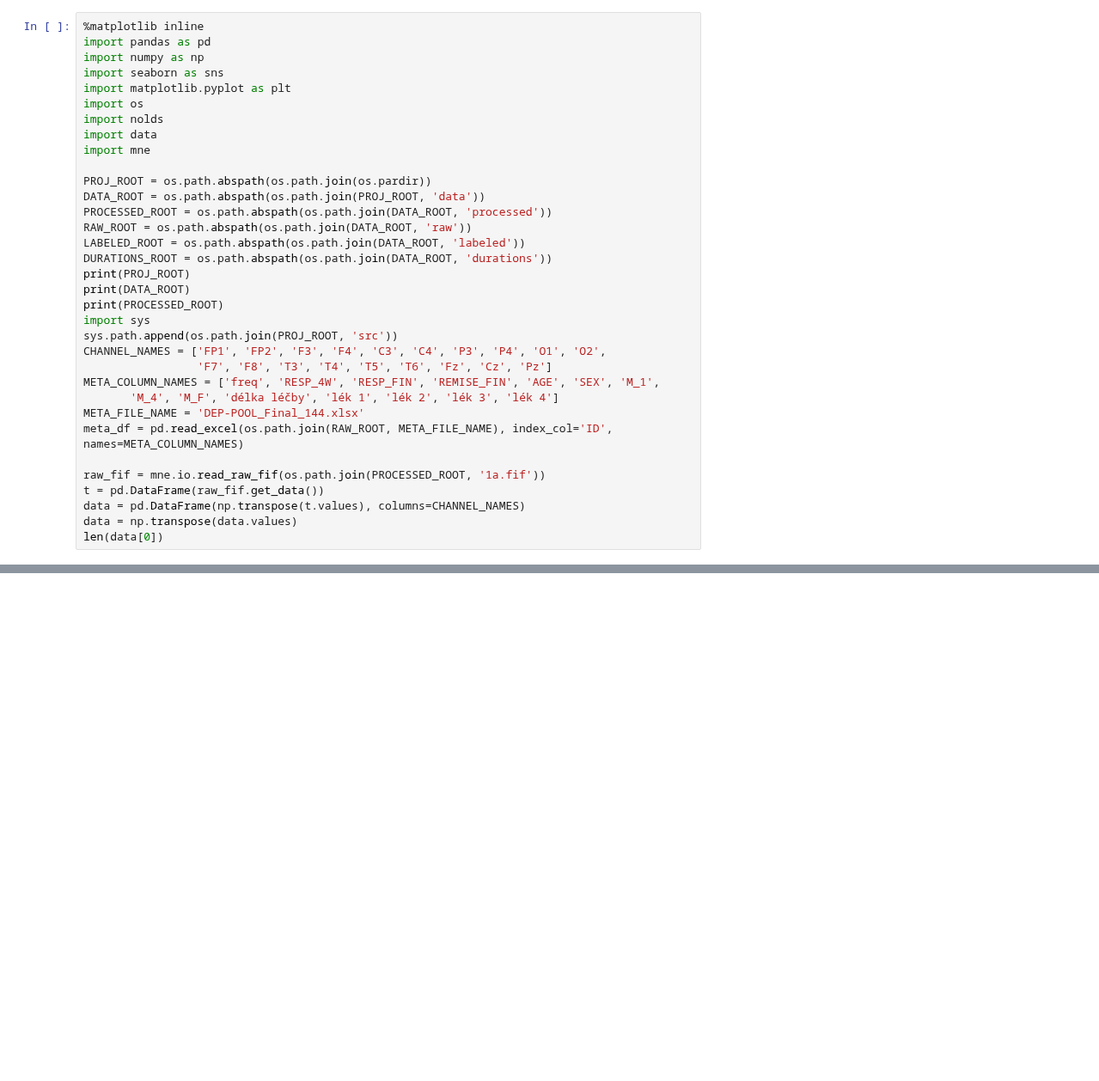
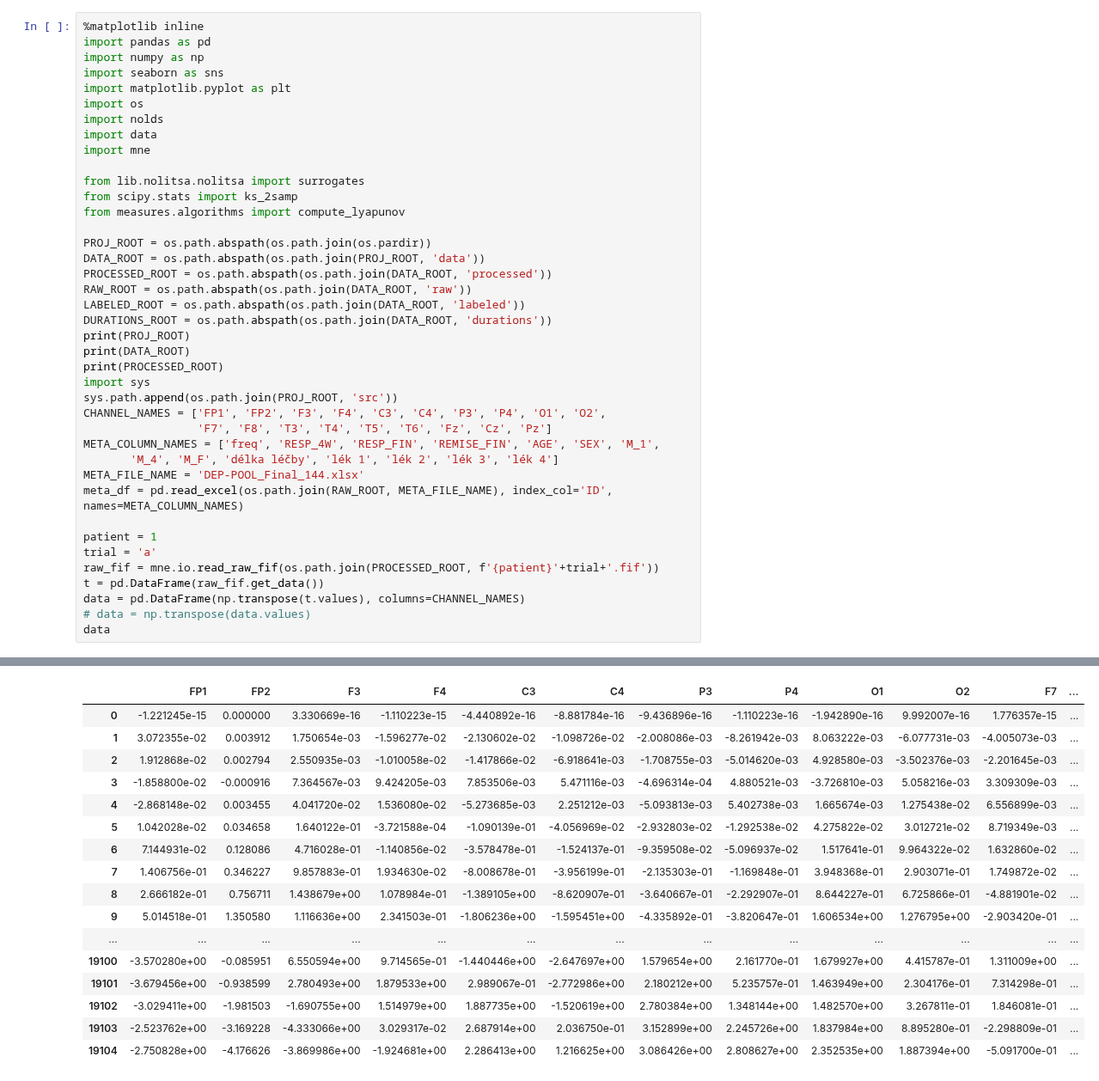
Before and after one commit to mirgee/thesis_project, a Jupyter notebook: notebooks/08-surrogate.ipynb, the cells around one changed output, grey strips where cells are left out. Shown at 86% size. Saved outputs shown, nothing was run; the diff lists cells and outputs as text; blank space fills up the shorter version.

```diff
--- a/notebooks/08-surrogate.ipynb
+++ b/notebooks/08-surrogate.ipynb
@@ -31,6 +31,10 @@ import os
 import nolds
 import data
 import mne
+
+from lib.nolitsa.nolitsa import surrogates
+from scipy.stats import ks_2samp
+from measures.algorithms import compute_lyapunov
 
 PROJ_ROOT = os.path.abspath(os.path.join(os.pardir))
 DATA_ROOT = os.path.abspath(os.path.join(PROJ_ROOT, 'data'))
@@ -50,11 +54,13 @@ META_COLUMN_NAMES = ['freq', 'RESP_4W', 'RESP_FIN', 'REMISE_FIN', 'AGE', 'SEX',
 META_FILE_NAME = 'DEP-POOL_Final_144.xlsx'
 meta_df = pd.read_excel(os.path.join(RAW_ROOT, META_FILE_NAME), index_col='ID', names=META_COLUMN_NAMES)
 
-raw_fif = mne.io.read_raw_fif(os.path.join(PROCESSED_ROOT, '1a.fif'))
+patient = 1
+trial = 'a'
+raw_fif = mne.io.read_raw_fif(os.path.join(PROCESSED_ROOT, f'{patient}'+trial+'.fif'))
 t = pd.DataFrame(raw_fif.get_data())
 data = pd.DataFrame(np.transpose(t.values), columns=CHANNEL_NAMES)
-data = np.transpose(data.values)
-len(data[0])
+# data = np.transpose(data.values)
+data
 # %% [output]
 /home/kovar/thesis_project
 /home/kovar/thesis_project/data
@@ -66 +72,18 @@ Isotrak not found
 Ready.
+|  | FP1 | FP2 | F3 | F4 | C3 | C4 | P3 | P4 | O1 | O2 | F7 | ... |
+| 0 | -1.221245e-15 | 0.000000 | 3.330669e-16 | -1.110223e-15 | -4.440892e-16 | -8.881784e-16 | -9.436896e-16 | -1.110223e-16 | -1.942890e-16 | 9.992007e-16 | 1.776357e-15 | ... |
+| 1 | 3.072355e-02 | 0.003912 | 1.750654e-03 | -1.596277e-02 | -2.130602e-02 | -1.098726e-02 | -2.008086e-03 | -8.261942e-03 | 8.063222e-03 | -6.077731e-03 | -4.005073e-03 | ... |
+| 2 | 1.912868e-02 | 0.002794 | 2.550935e-03 | -1.010058e-02 | -1.417866e-02 | -6.918641e-03 | -1.708755e-03 | -5.014620e-03 | 4.928580e-03 | -3.502376e-03 | -2.201645e-03 | ... |
+| 3 | -1.858800e-02 | -0.000916 | 7.364567e-03 | 9.424205e-03 | 7.853506e-03 | 5.471116e-03 | -4.696314e-04 | 4.880521e-03 | -3.726810e-03 | 5.058216e-03 | 3.309309e-03 | ... |
+| 4 | -2.868148e-02 | 0.003455 | 4.041720e-02 | 1.536080e-02 | -5.273685e-03 | 2.251212e-03 | -5.093813e-03 | 5.402738e-03 | 1.665674e-03 | 1.275438e-02 | 6.556899e-03 | ... |
+| 5 | 1.042028e-02 | 0.034658 | 1.640122e-01 | -3.721588e-04 | -1.090139e-01 | -4.056969e-02 | -2.932803e-02 | -1.292538e-02 | 4.275822e-02 | 3.012721e-02 | 8.719349e-03 | ... |
+| 6 | 7.144931e-02 | 0.128086 | 4.716028e-01 | -1.140856e-02 | -3.578478e-01 | -1.524137e-01 | -9.359508e-02 | -5.096937e-02 | 1.517641e-01 | 9.964322e-02 | 1.632860e-02 | ... |
+| 7 | 1.406756e-01 | 0.346227 | 9.857883e-01 | 1.934630e-02 | -8.008678e-01 | -3.956199e-01 | -2.135303e-01 | -1.169848e-01 | 3.948368e-01 | 2.903071e-01 | 1.749872e-02 | ... |
+| 8 | 2.666182e-01 | 0.756711 | 1.438679e+00 | 1.078984e-01 | -1.389105e+00 | -8.620907e-01 | -3.640667e-01 | -2.292907e-01 | 8.644227e-01 | 6.725866e-01 | -4.881901e-02 | ... |
+| 9 | 5.014518e-01 | 1.350580 | 1.116636e+00 | 2.341503e-01 | -1.806236e+00 | -1.595451e+00 | -4.335892e-01 | -3.820647e-01 | 1.606534e+00 | 1.276795e+00 | -2.903420e-01 | ... |
+| ... | ... | ... | ... | ... | ... | ... | ... | ... | ... | ... | ... | ... |
+| 19100 | -3.570280e+00 | -0.085951 | 6.550594e+00 | 9.714565e-01 | -1.440446e+00 | -2.647697e+00 | 1.579654e+00 | 2.161770e-01 | 1.679927e+00 | 4.415787e-01 | 1.311009e+00 | ... |
+| 19101 | -3.679456e+00 | -0.938599 | 2.780493e+00 | 1.879533e+00 | 2.989067e-01 | -2.772986e+00 | 2.180212e+00 | 5.235757e-01 | 1.463949e+00 | 2.304176e-01 | 7.314298e-01 | ... |
+| 19102 | -3.029411e+00 | -1.981503 | -1.690755e+00 | 1.514979e+00 | 1.887735e+00 | -1.520619e+00 | 2.780384e+00 | 1.348144e+00 | 1.482570e+00 | 3.267811e-01 | 1.846081e-01 | ... |
+| 19103 | -2.523762e+00 | -3.169228 | -4.333066e+00 | 3.029317e-02 | 2.687914e+00 | 2.036750e-01 | 3.152899e+00 | 2.245726e+00 | 1.837984e+00 | 8.895280e-01 | -2.298809e-01 | ... |
+| 19104 | -2.750828e+00 | -4.176626 | -3.869986e+00 | -1.924681e+00 | 2.286413e+00 | 1.216625e+00 | 3.086426e+00 | 2.808627e+00 | 2.352535e+00 | 1.887394e+00 | -5.091700e-01 | ... |
```
Also changed, not shown: parts of 7 cells of this notebook, 2 other files.
